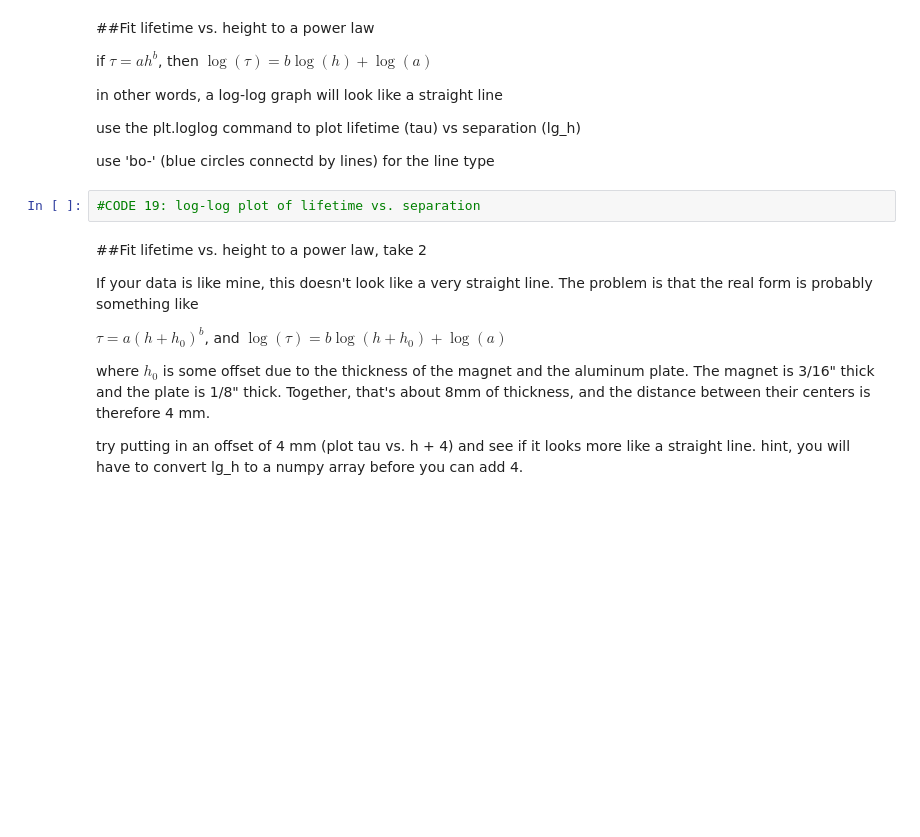
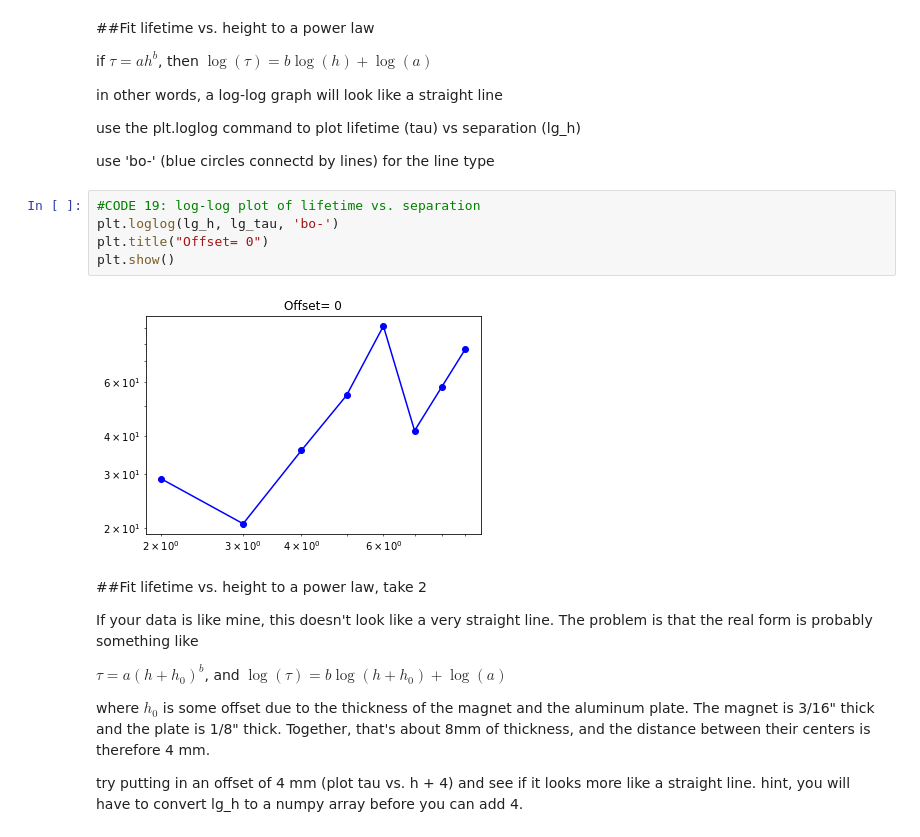
Before and after one commit to NYUExperimentalPhysics1-2021/labanalysis2-k1arac, a Jupyter notebook: Copy_of_LabAnalysis2.ipynb, the cells around one changed output. Drawn from its saved outputs; the diff is of its cells as text; blank space fills up the shorter version.

```diff
--- a/Copy_of_LabAnalysis2.ipynb
+++ b/Copy_of_LabAnalysis2.ipynb
@@ -363,6 +370,11 @@ use the plt.loglog command to plot lifetime (tau) vs separation (lg_h)
 use 'bo-' (blue circles connectd by lines) for the line type
 # %%
 #CODE 19: log-log plot of lifetime vs. separation
+plt.loglog(lg_h, lg_tau, 'bo-')
+plt.title("Offset= 0")
+plt.show()
+# %% [output]
+[figure, added]
 # %% [markdown]
 ##Fit lifetime vs. height to a power law, take 2
 
```
Also changed, not shown: parts of 6 cells of this notebook.
